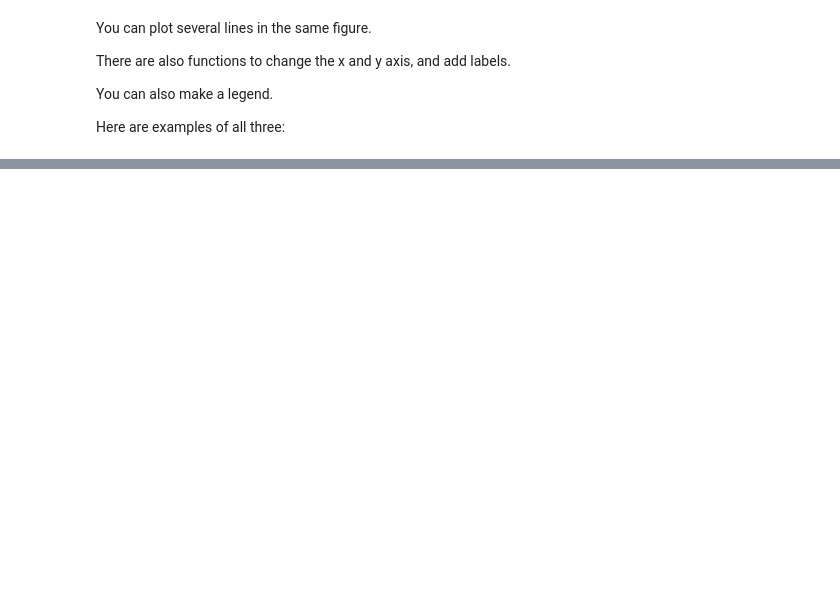
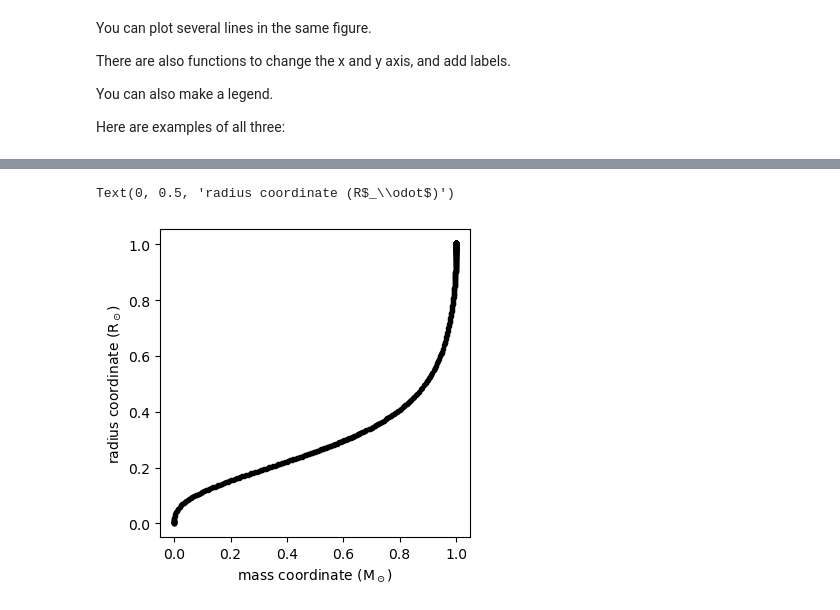
Before and after one commit to mmfausnaugh/astr4301-coding-lab-2, a Jupyter notebook: Coding-Lab-2-Stellar-Models-Soultions.ipynb, the cells around one changed output, grey strips where cells are left out. Saved outputs shown, nothing was run; the diff lists cells and outputs as text; code cells hidden in the pictures; blank space fills up the shorter version.

```diff
--- a/Coding-Lab-2-Stellar-Models-Soultions.ipynb
+++ b/Coding-Lab-2-Stellar-Models-Soultions.ipynb
@@ -267,9 +199,13 @@ In many cases, the scientist doesn't care at all about these things, so a popula
 #import matplotlib tools
 import matplotlib
 
+#set default size of the figures
+matplotlib.rcParams['figure.figsize'] = (4,4)
+
 #this line tells python to draw the plots inside of this jupyter notebook.
-#So when you plot something, it displays below the cell block
+#So when you plot something, it displays below the code cell
 %matplotlib inline
+
 
 #all of the user tools are in a module (library) called matplotlib.pyplot.
 #It is customary to call this set of tools `plot`
@@ -338,0 +312,29 @@ Text(0.5, 0, 'x-coordinate')
+# %%
+#notice that it is a numpy function that knows how to load the data.
+#numpy has a number of functions used to read data from csv or text files.
+
+data =  np.genfromtxt('MESA-Web_Job_02182425344/profile8.data',skip_header=5,names=True)
+mass            = data['mass'][::-1]
+radius          = data['radius'][::-1]
+luminosity      = data['luminosity'][::-1]
+pressure        = data['pressure'][::-1]
+#note that these are base_10 logarithms
+log_density     = data['logRho'][::-1]
+log_temperature = data['logT'][::-1]
+
+opacity         = data['opacity'][::-1]
+#energy generation
+energy_gen_total= data['eps_nuc'][::-1]
+#energy generation from pp-chain only
+energy_gen_pp   = data['pp'][::-1]
+energy_gen_cno  = data['cno'][::-1]
+energy_gen_3a   = data['tri_alfa'][::-1]
+
+#start with the simplest thing: plot radius vs mass
+
+plt.plot(mass, radius, color='black', marker='.', linestyle='None')
+plt.xlabel('mass coordinate (M$_\odot$)')
+plt.ylabel('radius coordinate (R$_\odot$)')
+# %% [output]
+Text(0, 0.5, 'radius coordinate (R$_\\odot$)')
+[figure, added]
```
Also changed, not shown: parts of 30 cells of this notebook, 1 other file.
